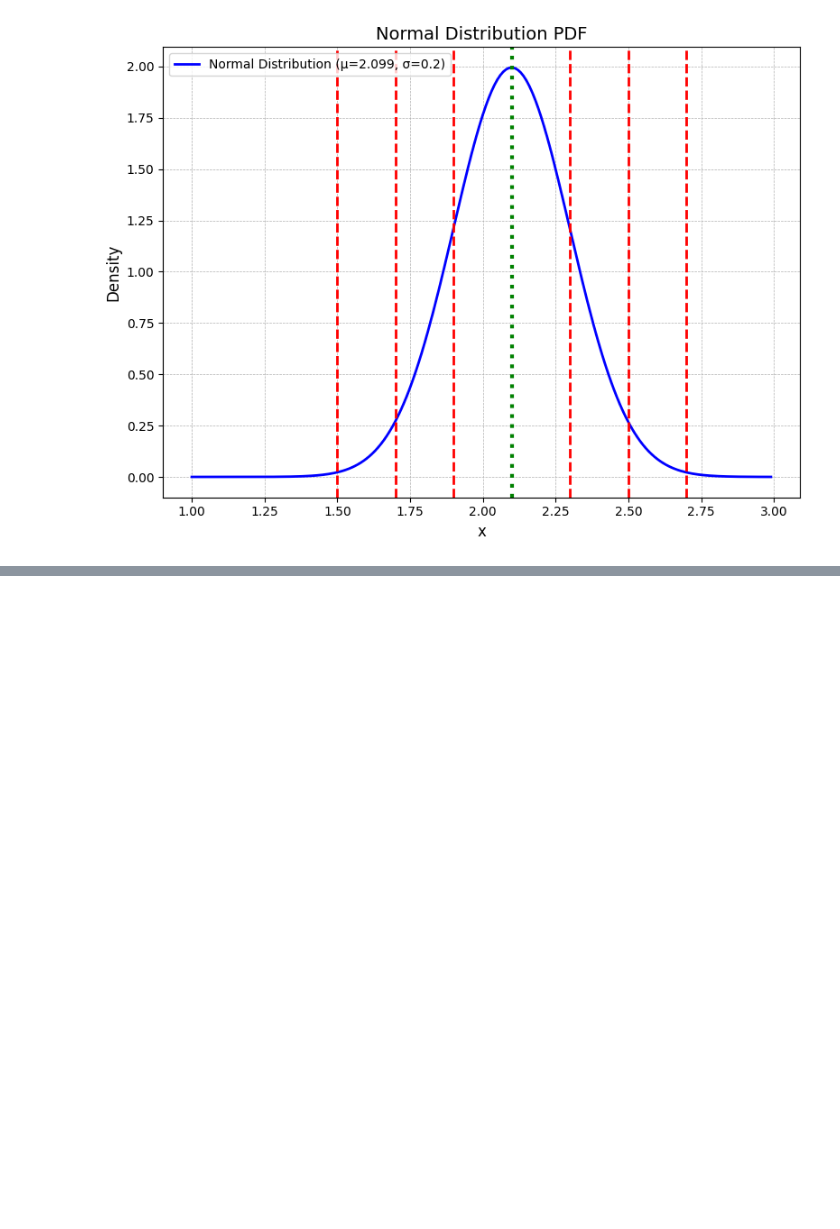
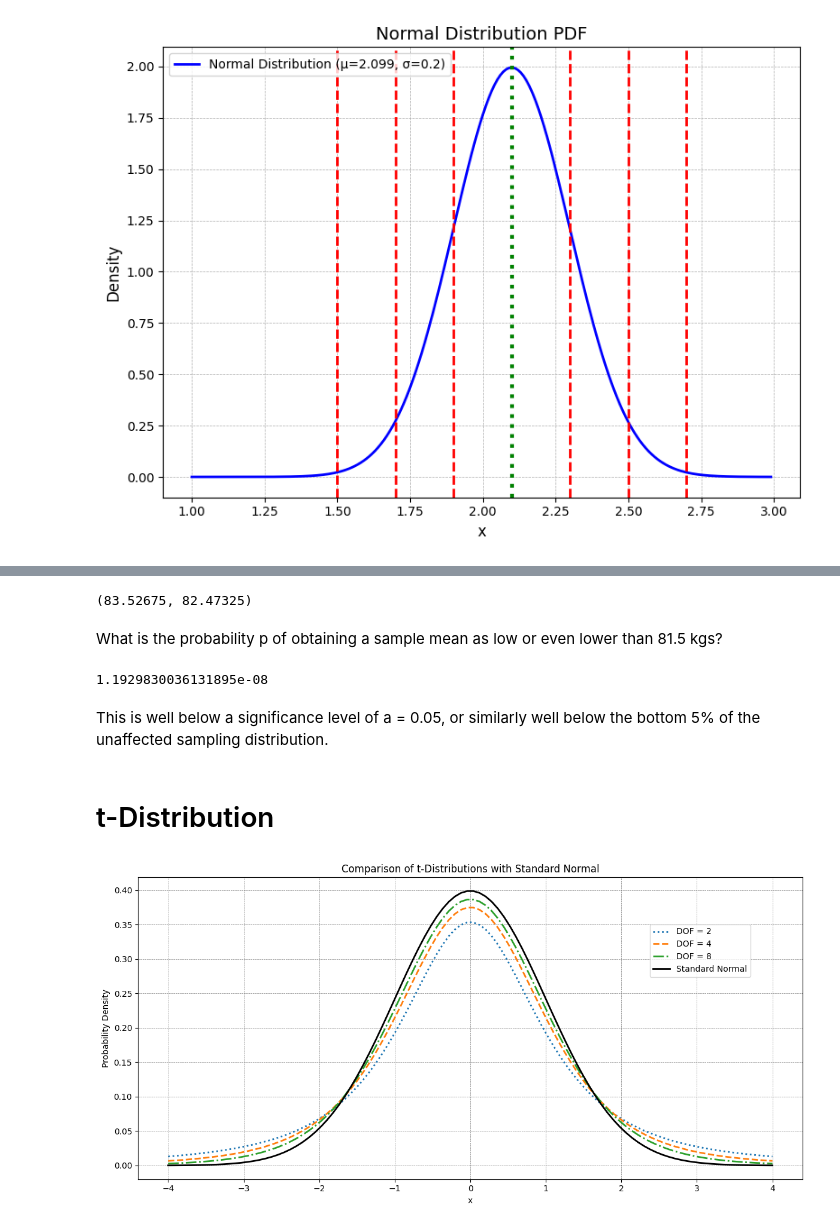
Before and after one commit to LeonardoSMSoares/Data-Analysis-Quick-Reference, a Jupyter notebook: Statistics and Data Visualization with Python/SDVP 02 - Probability and Distributions.ipynb, the cells around one changed output, grey strips where cells are left out. Drawn from its saved outputs; the diff is of its cells as text; code cells hidden in the pictures; blank space fills up the shorter version.

```diff
--- a/Statistics and Data Visualization with Python/SDVP 02 - Probability and Distributions.ipynb
+++ b/Statistics and Data Visualization with Python/SDVP 02 - Probability and Distributions.ipynb
@@ -776,0 +957,65 @@ plt.show()
+# %%
+from math import sqrt
+
+# Given values
+mu = 83         # Mean
+std = 4.3       # Standard deviation
+n = 256         # Sample size
+
+# Calculate the confidence interval
+up = mu + 1.96 * (std / sqrt(n))  # Upper bound
+dw = mu - 1.96 * (std / sqrt(n))  # Lower bound
+
+# Print the results
+(up, dw)
+# %% [output]
+(83.52675, 82.47325)
+# %% [markdown]
+What is the probability p of obtaining a sample mean as low or even lower than 81.5 kgs?
+# %%
+z = (81.5 - mu) / (std / sqrt(n))  # Calculate the z-score for 81.5
+
+norm.cdf(z)                        # Find the cumulative probability for the z-score
+# %% [output]
+1.1929830036131895e-08
+# %% [markdown]
+This is well below a significance level of a = 0.05, or
+similarly well below the bottom 5% of the unaffected
+sampling distribution.
+# %% [markdown]
+# t-Distribution
+# %%
+from scipy.stats import t, norm
+
+plt.figure(figsize=(12, 6))
+
+DOFs = [2, 4, 8]                      # List of Degrees of Freedom
+linestyles = [":", "--", "-."]        # Different line styles for each DOF
+
+# Loop through each degree of freedom (DOF) and plot its t-distribution PDF with different colors
+for i, df in enumerate(DOFs):         # Iterate through each DOF in the list
+    x = np.linspace(-4, 4, 100)       # Generate 100 equally spaced x-values between -4 and 4
+    rv = t(df)                        # Create a t-distribution object with the current DOF
+    plt.plot(x, rv.pdf(x),            # Plot the Probability Density Function (PDF) for the t-distribution
+             lw=2,                    # Set line width to 2
+             linestyle=linestyles[i], # Apply a specific line style based on index i
+             label=f"DOF = {df}")     # Add a legend entry showing the current DOF
+
+# Plot the standard normal distribution for comparison
+plt.plot(x, norm(0, 1).pdf(x),        # Plot the PDF for the standard normal distribution (mean=0, std=1)
+         lw=2,                        # Set line width to 2
+         linestyle="-",               # Use a solid line style
+         color="black",               # Set the line color to black
+         label="Standard Normal")     # Add a legend entry for the standard normal distribution
+
+
+plt.legend(loc=[0.77, 0.67])          # Add legend at specified location
+plt.xlabel("x")                       # Label for x-axis
+plt.ylabel("Probability Density")     # Label for y-axis
+plt.title("Comparison of t-Distributions with Standard Normal")      # Title of the plot
+plt.grid(visible=True, linestyle="--", linewidth=0.5, color="grey")  # Add grid for clarity
+
+plt.tight_layout()                    # Adjust layout
+plt.show()                            # Display the plot
+# %% [output]
+[figure, added]
```
Also changed, not shown: parts of 25 cells of this notebook.
